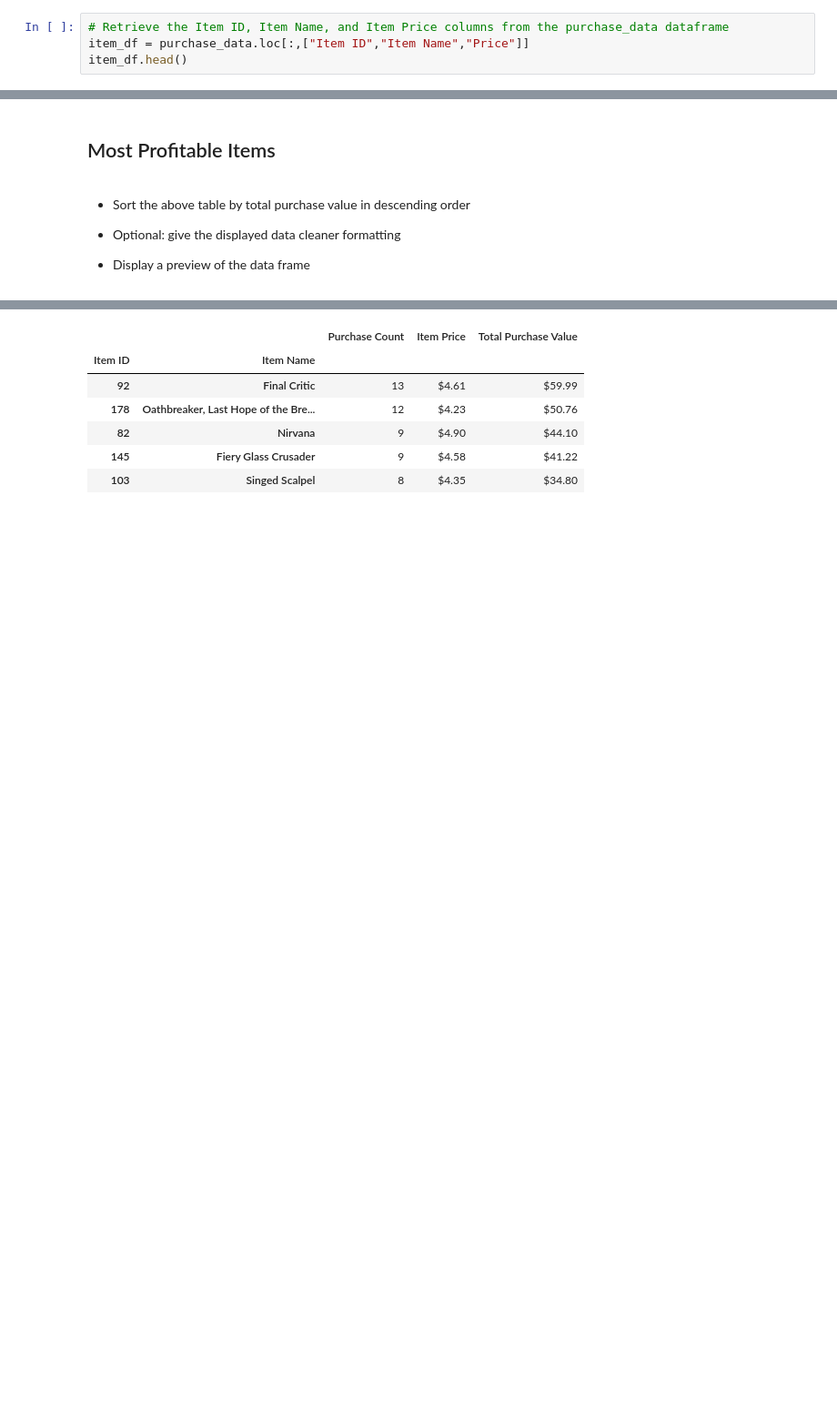
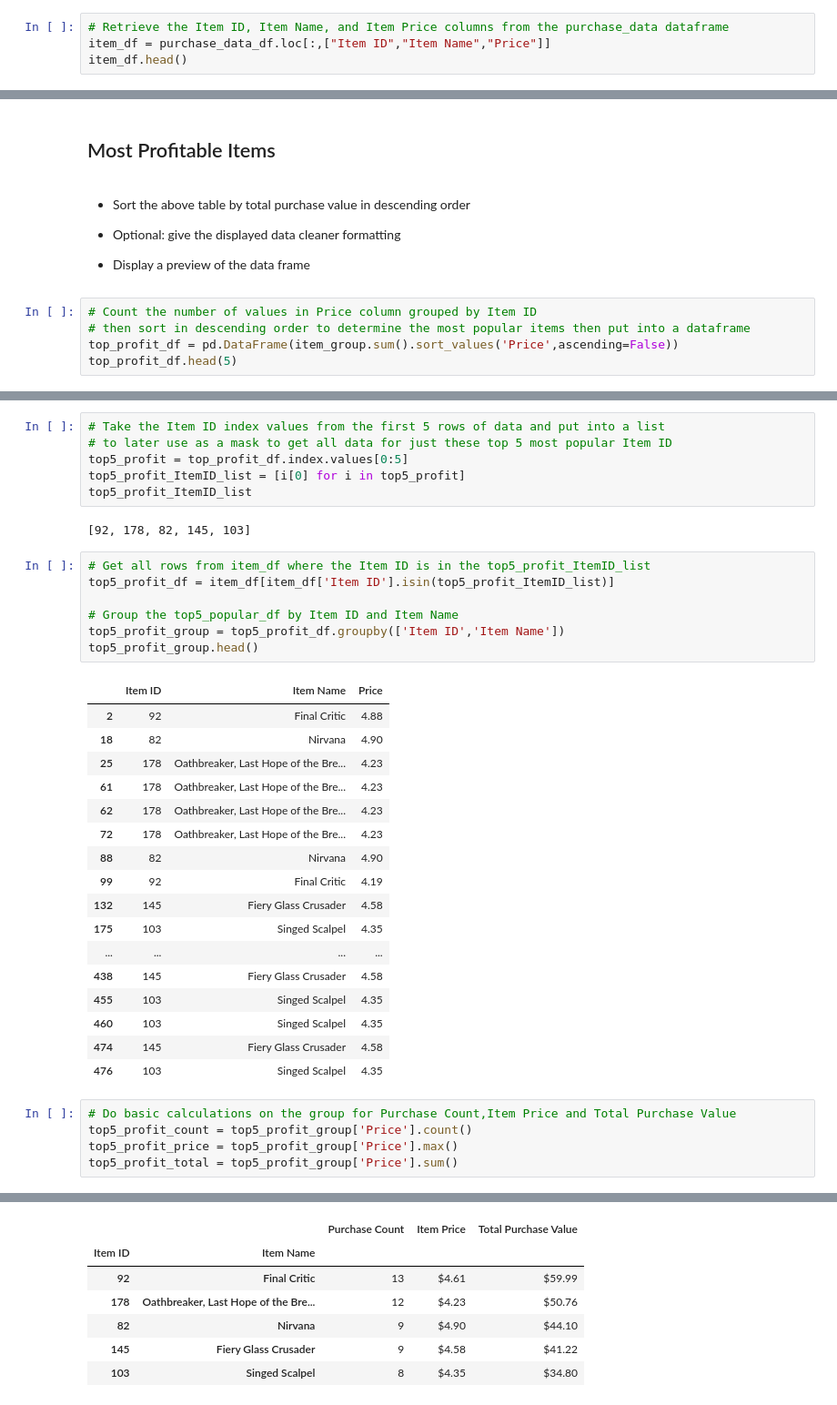
Before and after one commit to Lareena/Heroes_of_Pymoli, a Jupyter notebook: HeroesOfPymoli_starter - Copy.ipynb, the cells around one changed output, grey strips where cells are left out. Shown at 91% size. Drawn from its saved outputs; the diff is of its cells as text; blank space fills up the shorter version.

```diff
--- a/HeroesOfPymoli_starter - Copy.ipynb
+++ b/HeroesOfPymoli_starter - Copy.ipynb
@@ -409,5 +416,5 @@ top5_purch_summary_df.sort_values('Total Purchase Value',ascending=False)
 * Display a preview of the summary data frame
 # %%
 # Retrieve the Item ID, Item Name, and Item Price columns from the purchase_data dataframe
-item_df = purchase_data.loc[:,["Item ID","Item Name","Price"]]
+item_df = purchase_data_df.loc[:,["Item ID","Item Name","Price"]]
 item_df.head()
@@ -467,3 +517,8 @@ top5_pop_summary_df.sort_values('Purchase Count',ascending=False)
 
 
 * Display a preview of the data frame
+# %%
+# Count the number of values in Price column grouped by Item ID
+# then sort in descending order to determine the most popular items then put into a dataframe
+top_profit_df = pd.DataFrame(item_group.sum().sort_values('Price',ascending=False))
+top_profit_df.head(5)
@@ -469,0 +533,38 @@ top5_pop_summary_df.sort_values('Purchase Count',ascending=False)
+# %%
+# Take the Item ID index values from the first 5 rows of data and put into a list
+# to later use as a mask to get all data for just these top 5 most popular Item ID
+top5_profit = top_profit_df.index.values[0:5]
+top5_profit_ItemID_list = [i[0] for i in top5_profit]
+top5_profit_ItemID_list
+# %% [output]
+[92, 178, 82, 145, 103]
+# %%
+# Get all rows from item_df where the Item ID is in the top5_profit_ItemID_list
+top5_profit_df = item_df[item_df['Item ID'].isin(top5_profit_ItemID_list)]
+
+# Group the top5_popular_df by Item ID and Item Name
+top5_profit_group = top5_profit_df.groupby(['Item ID','Item Name'])
+top5_profit_group.head()
+# %% [output]
+|  | Item ID | Item Name | Price |
+| 2 | 92 | Final Critic | 4.88 |
+| 18 | 82 | Nirvana | 4.90 |
+| 25 | 178 | Oathbreaker, Last Hope of the Bre... | 4.23 |
+| 61 | 178 | Oathbreaker, Last Hope of the Bre... | 4.23 |
+| 62 | 178 | Oathbreaker, Last Hope of the Bre... | 4.23 |
+| 72 | 178 | Oathbreaker, Last Hope of the Bre... | 4.23 |
+| 88 | 82 | Nirvana | 4.90 |
+| 99 | 92 | Final Critic | 4.19 |
+| 132 | 145 | Fiery Glass Crusader | 4.58 |
+| 175 | 103 | Singed Scalpel | 4.35 |
+| ... | ... | ... | ... |
+| 438 | 145 | Fiery Glass Crusader | 4.58 |
+| 455 | 103 | Singed Scalpel | 4.35 |
+| 460 | 103 | Singed Scalpel | 4.35 |
+| 474 | 145 | Fiery Glass Crusader | 4.58 |
+| 476 | 103 | Singed Scalpel | 4.35 |
+# %%
+# Do basic calculations on the group for Purchase Count,Item Price and Total Purchase Value
+top5_profit_count = top5_profit_group['Price'].count()
+top5_profit_price = top5_profit_group['Price'].max()
+top5_profit_total = top5_profit_group['Price'].sum()
```
Also changed, not shown: parts of 8 cells of this notebook.
